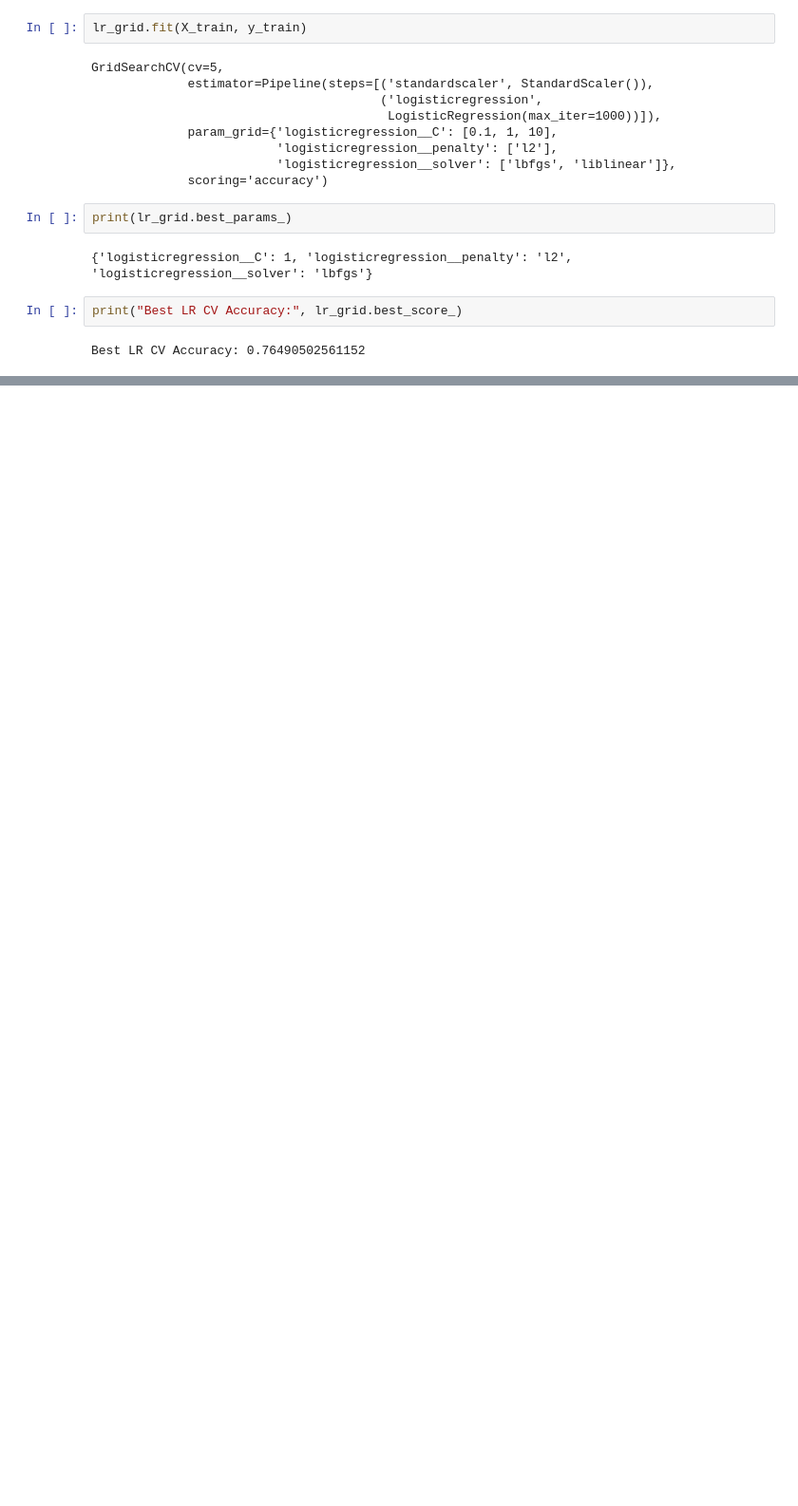
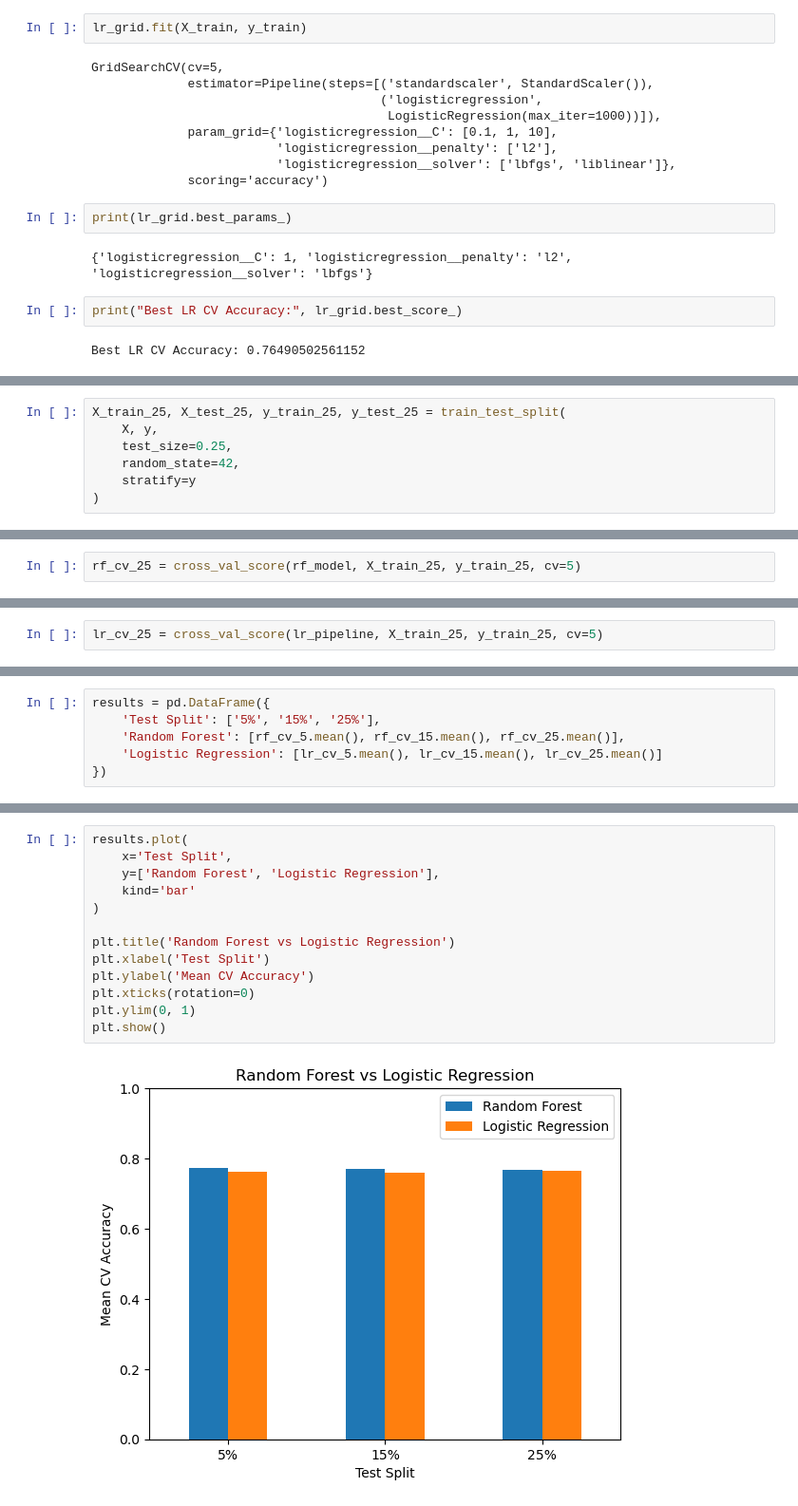
Before and after one commit to ariunbolor682/Machine-Learning-CA1, a Jupyter notebook: Ariunbolor_Machine_Learning_CA1.ipynb, the cells around one changed output, grey strips where cells are left out. Shown at 95% size. Saved outputs shown, nothing was run; the diff lists cells and outputs as text; blank space fills up the shorter version.

```diff
--- a/Ariunbolor_Machine_Learning_CA1.ipynb
+++ b/Ariunbolor_Machine_Learning_CA1.ipynb
@@ -503,0 +564,7 @@ Best LR CV Accuracy: 0.76490502561152
+# %%
+X_train_25, X_test_25, y_train_25, y_test_25 = train_test_split(
+    X, y,
+    test_size=0.25,
+    random_state=42,
+    stratify=y
+)
@@ -503,0 +577,2 @@ Best LR CV Accuracy: 0.76490502561152
+# %%
+rf_cv_25 = cross_val_score(rf_model, X_train_25, y_train_25, cv=5)
@@ -503,0 +585,2 @@ Best LR CV Accuracy: 0.76490502561152
+# %%
+lr_cv_25 = cross_val_score(lr_pipeline, X_train_25, y_train_25, cv=5)
@@ -503,0 +596,6 @@ Best LR CV Accuracy: 0.76490502561152
+# %%
+results = pd.DataFrame({
+    'Test Split': ['5%', '15%', '25%'],
+    'Random Forest': [rf_cv_5.mean(), rf_cv_15.mean(), rf_cv_25.mean()],
+    'Logistic Regression': [lr_cv_5.mean(), lr_cv_15.mean(), lr_cv_25.mean()]
+})
@@ -503,0 +609,15 @@ Best LR CV Accuracy: 0.76490502561152
+# %%
+results.plot(
+    x='Test Split',
+    y=['Random Forest', 'Logistic Regression'],
+    kind='bar'
+)
+
+plt.title('Random Forest vs Logistic Regression')
+plt.xlabel('Test Split')
+plt.ylabel('Mean CV Accuracy')
+plt.xticks(rotation=0)
+plt.ylim(0, 1)
+plt.show()
+# %% [output]
+[figure, added]
```
Also changed, not shown: parts of 29 cells of this notebook.
